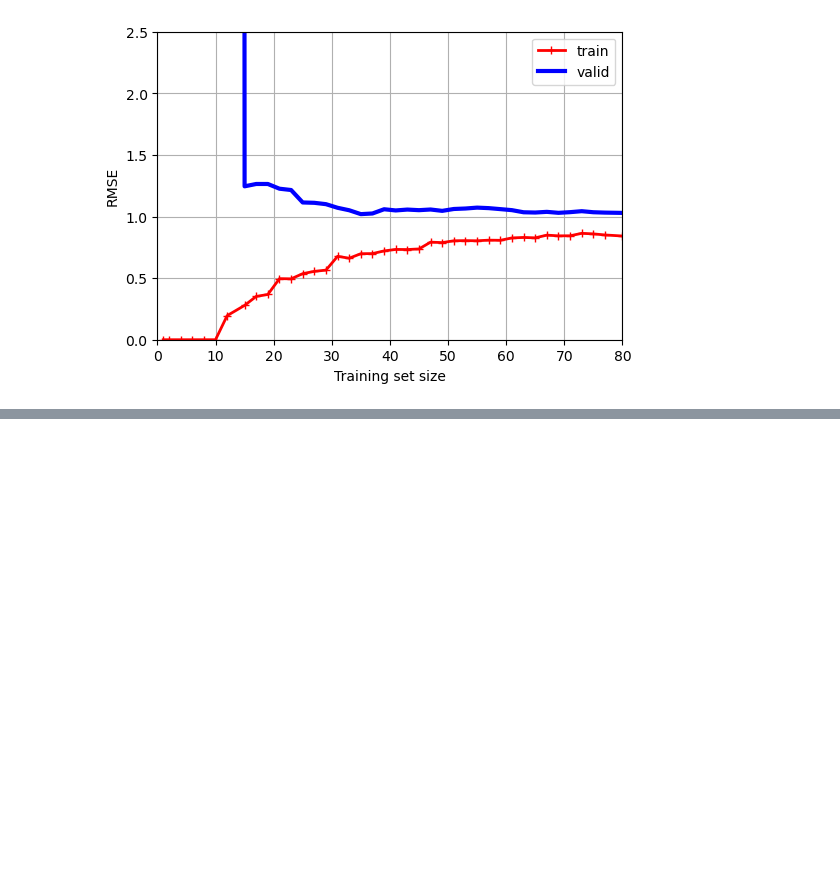
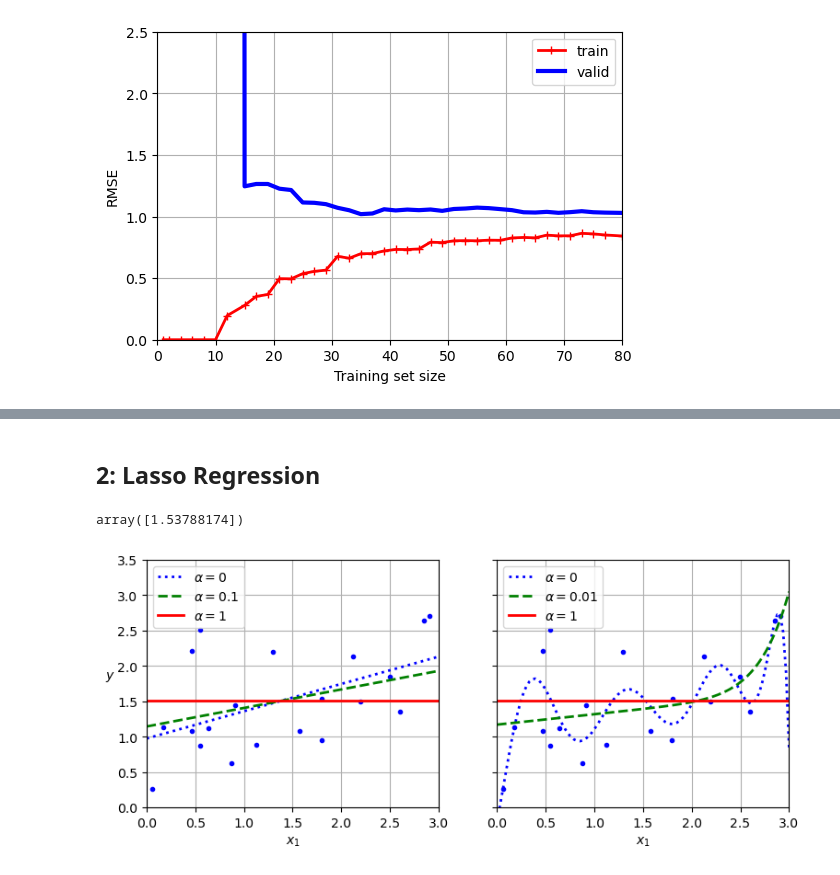
Before and after one commit to ac7407/Machine-Learning, a Jupyter notebook: Week4/HW4a-AndrewChou.ipynb, the cells around one changed output, grey strips where cells are left out. Drawn from its saved outputs; the diff is of its cells as text; code cells hidden in the pictures; blank space fills up the shorter version.

```diff
--- a/Week4/HW4a-AndrewChou.ipynb
+++ b/Week4/HW4a-AndrewChou.ipynb
@@ -373,0 +451,23 @@ plt.show()
+# %% [markdown]
+## 2: Lasso Regression
+# %%
+# perform lasso regression with sklearn Lasso() function
+from sklearn.linear_model import Lasso
+
+lasso_reg = Lasso(alpha=0.1)
+lasso_reg.fit(X, y)
+lasso_reg.predict([[1.5]])
+# %% [output]
+array([1.53788174])
+# %%
+# generate figure to demonstrate lasso regression
+plt.figure(figsize=(9, 3.5))
+plt.subplot(121)
+plot_model(Lasso, polynomial=False, alphas=(0, 0.1, 1), random_state=42)
+plt.ylabel("$y$  ", rotation=0)
+plt.subplot(122)
+plot_model(Lasso, polynomial=True, alphas=(0, 1e-2, 1), random_state=42)
+plt.gca().axes.yaxis.set_ticklabels([])
+plt.show()
+# %% [output]
+[figure, added]
```
Also changed, not shown: parts of 37 cells of this notebook.
